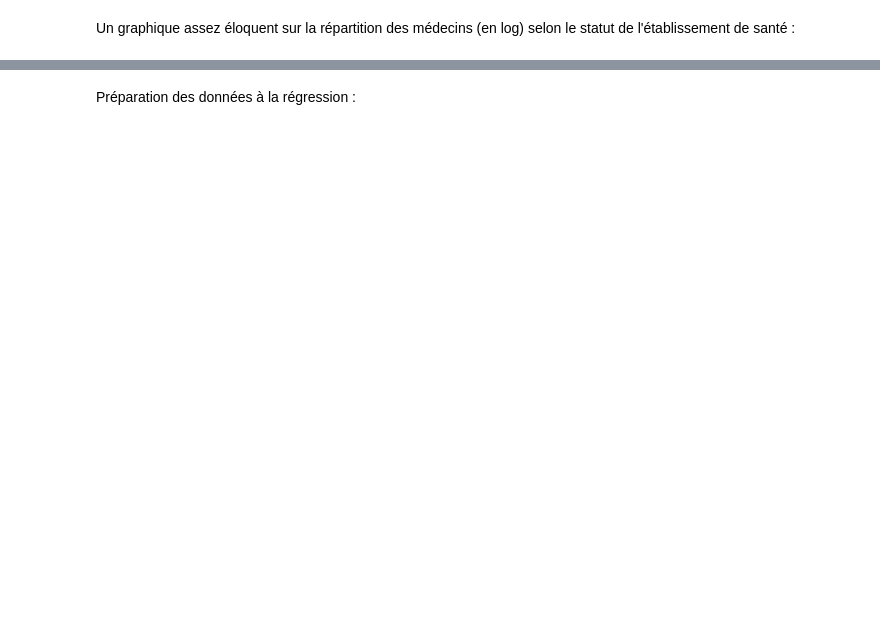
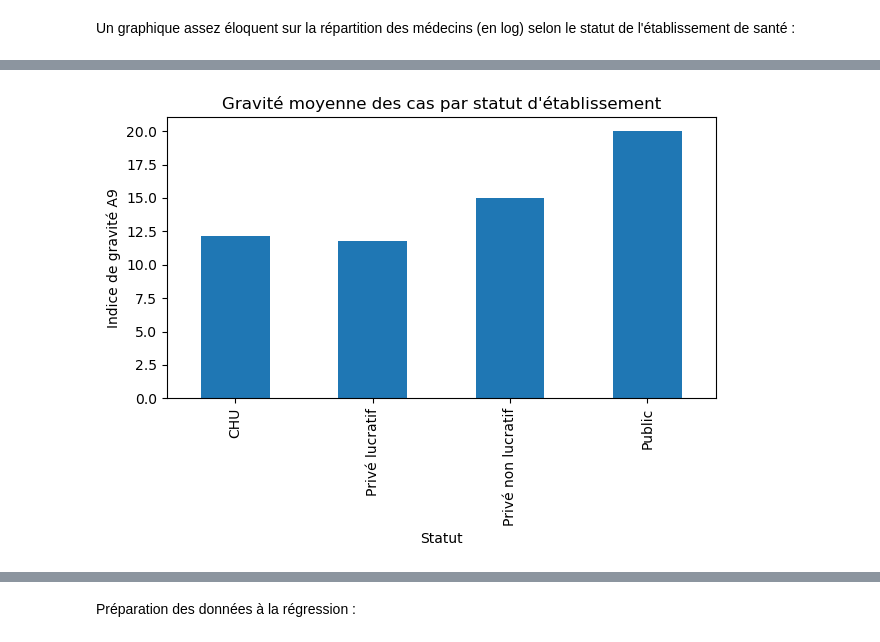
Before and after one commit to Alexandre484/StatApp, a Jupyter notebook: demande_conditionnelle.ipynb, the cells around one changed output, grey strips where cells are left out. Drawn from its saved outputs; the diff is of its cells as text; code cells hidden in the pictures; blank space fills up the shorter version.

```diff
--- a/demande_conditionnelle.ipynb
+++ b/demande_conditionnelle.ipynb
@@ -358 +349,14 @@ plt.show()
+# %%
+mean_grav = Data.groupby("Statut")["A9_imp"].mean()
+
+mean_grav.plot(kind="bar")
+
+plt.title("Gravité moyenne des cas par statut d'établissement")
+plt.ylabel("Indice de gravité A9")
+plt.xlabel("Statut")
+
+plt.tight_layout()
+plt.show()
+# %% [output]
+[figure, added]
 # %% [markdown]
```
Also changed, not shown: parts of 73 cells of this notebook, 6 other files.
